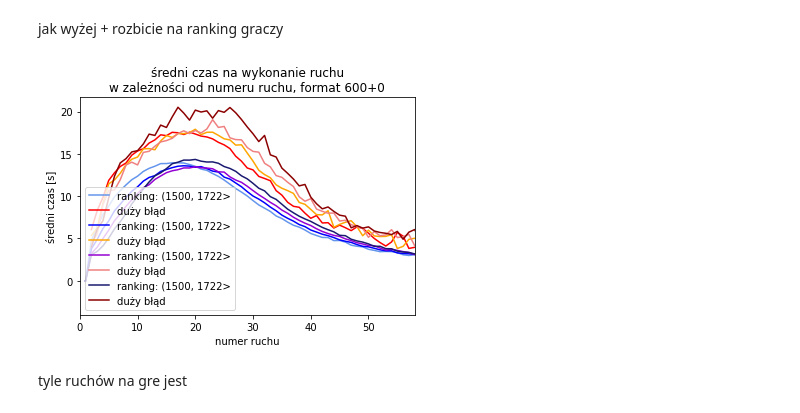
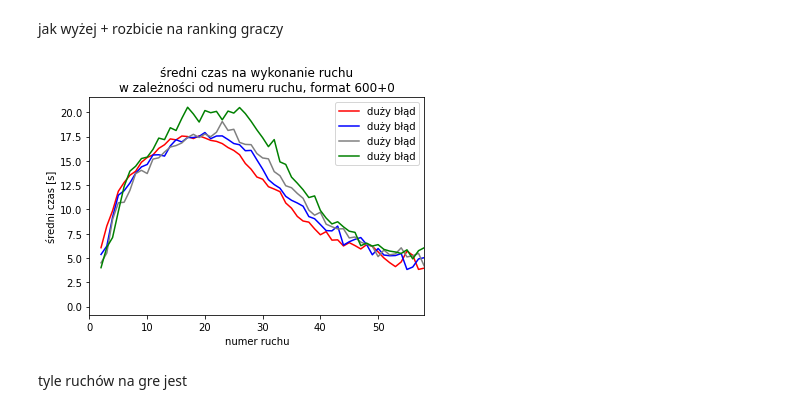
Before and after one commit to rogulforce/Chess, a Jupyter notebook: Python/analysis.ipynb, the cells around one changed output. Cells and saved outputs as stored; diff of their text form; code cells hidden in the pictures.

```diff
--- a/Python/analysis.ipynb
+++ b/Python/analysis.ipynb
@@ -145,7 +144,8 @@ intervals = [
     db[(db['WhiteElo'].between(1268,1500))&(db['BlackElo'].between(1268,1500))],
     db[(db['WhiteElo'].between(1501,1722))&(db['BlackElo'].between(1501,1722))],
     db[(db['WhiteElo'] > 1722)&(db['BlackElo'] > 1722)] ]
-colors = ['cornflowerblue','red','blue','orange','darkviolet','lightcoral','midnightblue','darkred']
+# colors = ['cornflowerblue','red','blue','orange','darkviolet','lightcoral','midnightblue','darkred']
+colors = ['red','red','blue','blue','grey','grey','green','green']
 plt.figure()
 
 i=0
@@ -157,13 +157,13 @@ for interval in intervals:
     prob1 = prob[prob['TimeControl']==format]
     prob2 = prob[prob['TimeControl']==format2]
     t = 1
-    for item in prob2[prob2['move']<31]['Result']:
+    for item in prob1[prob1['move']<31]['Result']:
         t = t*(1-item)
     print(1 - t)
 
     # plt.plot(prob1['move'],prob1['Result'],label=f'format: {format}',color=colors[i])
 
-    plt.plot(prob2['move'],prob2['Result'],label=f'format: {format2}',color=colors[i+1])
+    plt.plot(prob1['move'],prob1['Result'],label=f'format: {format}',color=colors[i+1])
     i+=2
 
 plt.legend()
@@ -474,36 +499,37 @@ jak wyżej + rozbicie na ranking graczy
 # %%
 format = '600+0'
 intervals = [
     db[(db['WhiteElo'] <= 1267)&(db['BlackElo'] <= 1267)],
     db[(db['WhiteElo'].between(1268,1500))&(db['BlackElo'].between(1268,1500))],
     db[(db['WhiteElo'].between(1501,1722))&(db['BlackElo'].between(1501,1722))],
     db[(db['WhiteElo'] > 1722)&(db['BlackElo'] > 1722)]
 ]
 
-colors = ['cornflowerblue','red','blue','orange','darkviolet','lightcoral','midnightblue','darkred']
+# colors = ['cornflowerblue','red','blue','orange','darkviolet','lightcoral','midnightblue','darkred']
+colors = ['red','red','blue','blue','grey','grey','green','green']
 i=0
 for interval in intervals:
 
     a = interval.groupby(['TimeControl','move']).agg({'delta_time': np.mean}).reset_index()
 
     p1 = a[a['TimeControl'] == format][['move','delta_time']]
     b = interval.groupby(['TimeControl','score','move']).agg({'delta_time': np.mean}).reset_index()
     p2 = b[(b['TimeControl'] == format) & (b['score'] == 'blunder')][['move','delta_time']]
 
     plt.figure(1)
-    plt.plot(p1['move'],p1['delta_time'],label='ranking: (1500, 1722>',color=colors[i])
+    # plt.plot(p1['move'],p1['delta_time'],label='ranking: (1500, 1722>',color=colors[i])
 
     plt.plot(p2['move'],p2['delta_time'],label='duży błąd',color=colors[i+1])
     i+=2
 plt.legend()
 plt.xlim(0,58)
 plt.xlabel('numer ruchu')
 plt.ylabel("średni czas [s]")
 plt.title(f'średni czas na wykonanie ruchu\nw zależności od numeru ruchu, format {format}')
 plt.savefig('graph.svg')
 plt.show()
 # %% [output]
-[figure, old version]
+[figure, new version]
 # %% [markdown]
 tyle ruchów na gre jest
 # %%
```
Also changed, not shown: parts of 8 cells of this notebook, 11 other files.
